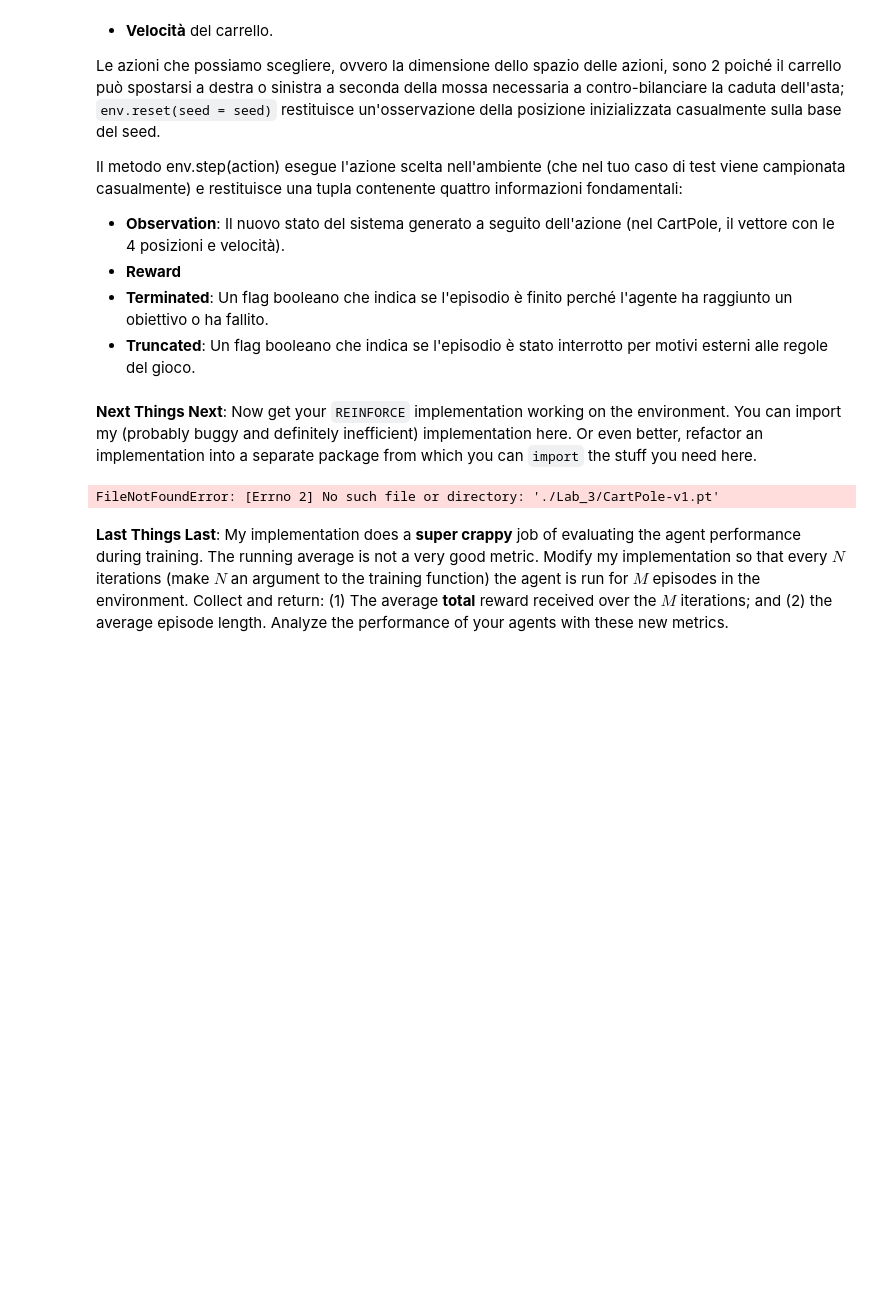
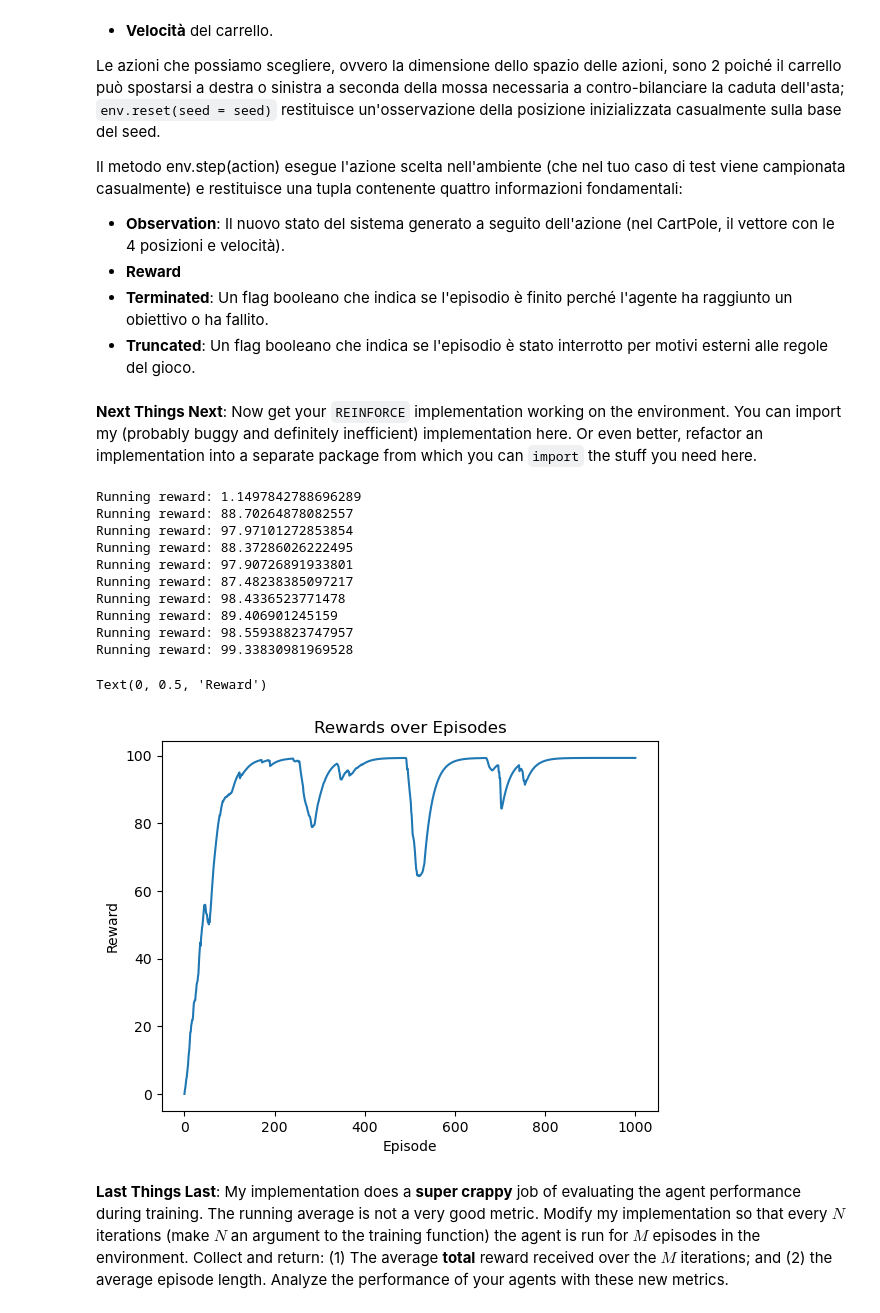
Before and after one commit to lapo13/Deep-Learning-Labs-and-Experiments, a Jupyter notebook: Lab_3/DLA-Lab3-DRL.ipynb, the cells around one changed output. Saved outputs shown, nothing was run; the diff lists cells and outputs as text; code cells hidden in the pictures; blank space fills up the shorter version.

```diff
--- a/Lab_3/DLA-Lab3-DRL.ipynb
+++ b/Lab_3/DLA-Lab3-DRL.ipynb
@@ -83,19 +82,27 @@ def loss(log_probs, returns):
 # %%
 from Agent import ReinforceAgent
 
 policy = PolicyNet(env)
 agent = ReinforceAgent(policy=policy, optimizer=optim.Adam(policy.parameters(), lr=0.01), env=env, gamma=0.99, loss=loss)
 
-pg.display.init()
-rewards, _ = agent.reinforce(num_episodes=1000, checkpoint=True)
+rewards, _, _= agent.reinforce(num_episodes=1000, checkpoint=True, N = 0, M = 0, standardize = True)
 plt.plot(rewards)
 plt.title('Rewards over Episodes')
 plt.xlabel('Episode')
 plt.ylabel('Reward')
-
-pg.display.quit()
 # %% [output]
-FileNotFoundError: [Errno 2] No such file or directory: './Lab_3/CartPole-v1.pt'
+Running reward: 1.1497842788696289
+Running reward: 88.70264878082557
+Running reward: 97.97101272853854
+Running reward: 88.37286026222495
+Running reward: 97.90726891933801
+Running reward: 87.48238385097217
+Running reward: 98.4336523771478
+Running reward: 89.406901245159
+Running reward: 98.55938823747957
+Running reward: 99.33830981969528
+Text(0, 0.5, 'Reward')
+[figure, added]
 # %% [markdown]
 **Last Things Last**: My implementation does a **super crappy** job of evaluating the agent performance during training. The running average is not a very good metric. Modify my implementation so that every $N$ iterations (make $N$ an argument to the training function) the agent is run for $M$ episodes in the environment. Collect and return: (1) The average **total** reward received over the $M$ iterations; and (2) the average episode length. Analyze the performance of your agents with these new metrics.
 # %%
```
Also changed, not shown: parts of 9 cells of this notebook, 3 other files.
